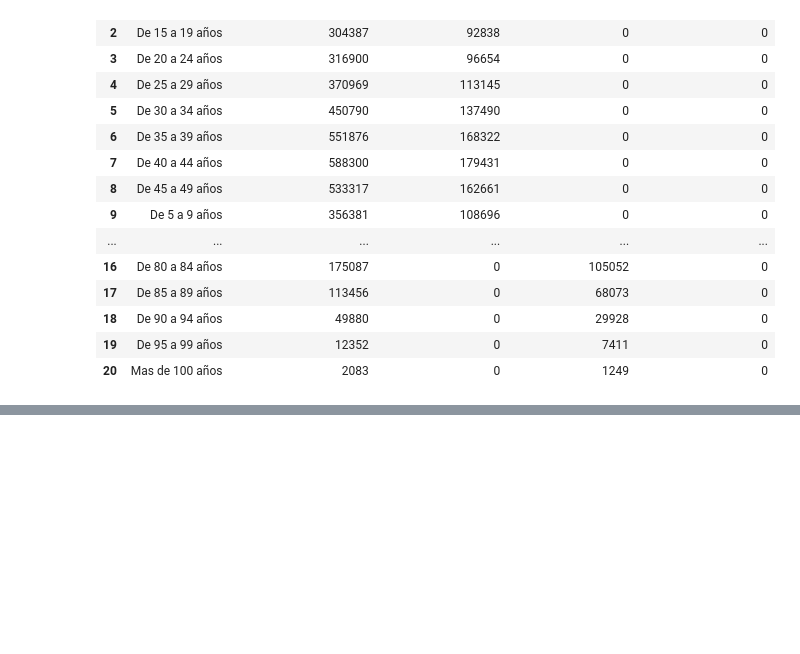
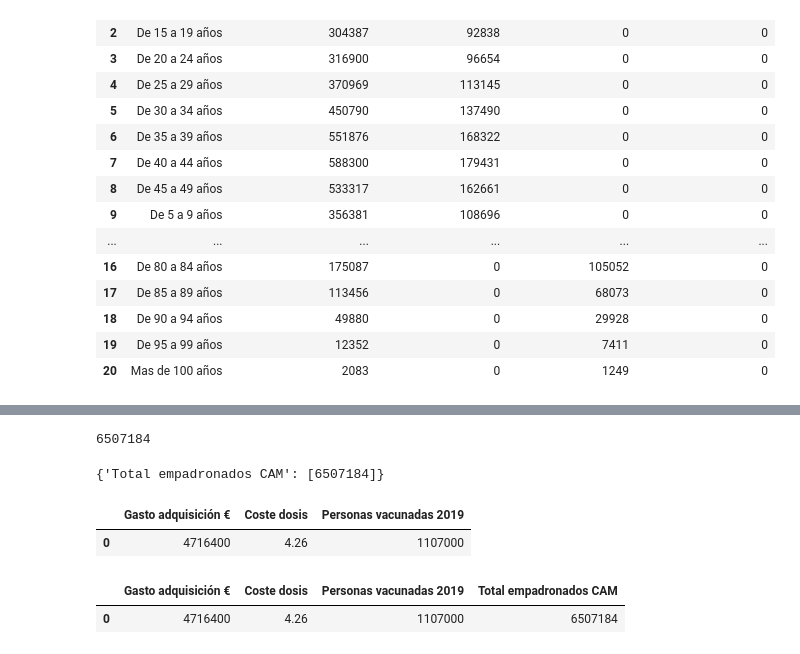
Before and after one commit to JMGONB/DS_0620, a Jupyter notebook: mi_proyecto_agosto/src/utils/vacunas.ipynb, the cells around one changed output, grey strips where cells are left out. Cells and saved outputs as stored; diff of their text form; code cells hidden in the pictures; blank space fills up the shorter version.

```diff
--- a/mi_proyecto_agosto/src/utils/vacunas.ipynb
+++ b/mi_proyecto_agosto/src/utils/vacunas.ipynb
@@ -732,0 +769,18 @@ resident_age1
+# %%
+total_empadronados_cam=resident_vac_edad.iloc[:,1].sum()
+total_empadronados_cam
+# %% [output]
+6507184
+# %%
+x=[total_empadronados_cam]
+rotulo=["Total empadronados CAM"]
+resultados={rotulo[0]:x}
+resultados
+# %% [output]
+{'Total empadronados CAM': [6507184]}
+# %%
+gasto_vacunas_def=gasto_vacunas.loc[:,["Gasto adquisición €","Coste dosis","Personas vacunadas 2019"]]
+gasto_vacunas_def
+# %% [output]
+|  | Gasto adquisición € | Coste dosis | Personas vacunadas 2019 |
+| 0 | 4716400 | 4.26 | 1107000 |
@@ -732,0 +789,7 @@ resident_age1
+# %%
+gasto_vacunas_def["Total empadronados CAM"]=x
+gasto_vacunas_def
+#Añado la columna total empadronados
+# %% [output]
+|  | Gasto adquisición € | Coste dosis | Personas vacunadas 2019 | Total empadronados CAM |
+| 0 | 4716400 | 4.26 | 1107000 | 6507184 |
```
Also changed, not shown: parts of 40 cells of this notebook, 1 other file.
